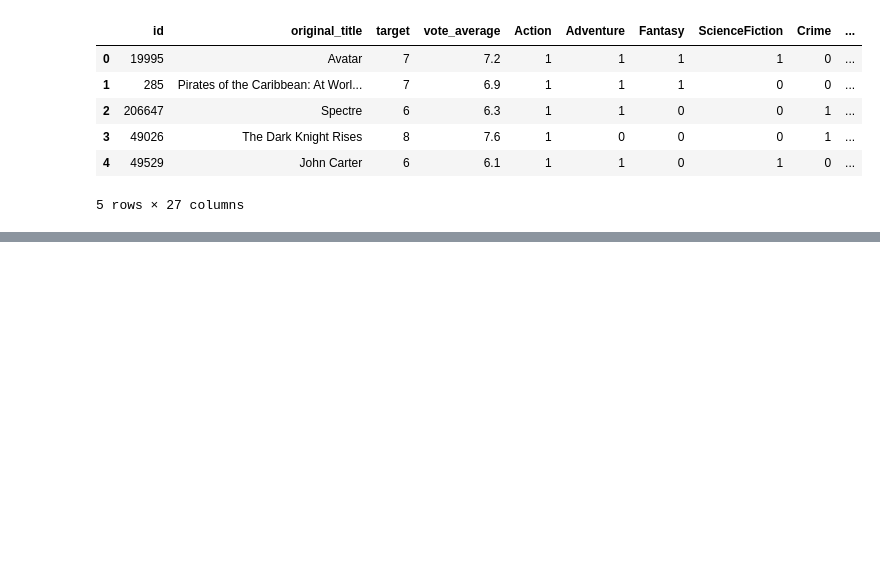
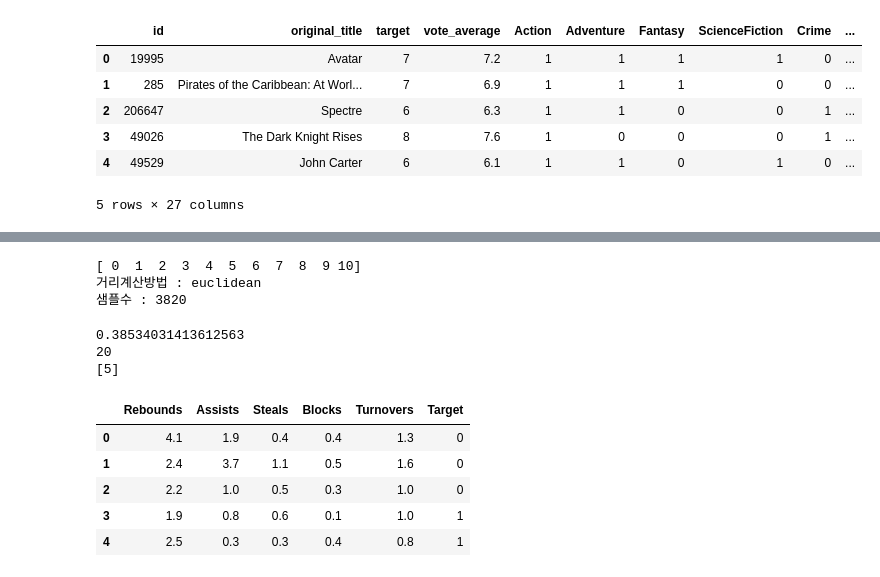
Before and after one commit to Darkget1/machin_learning, a Jupyter notebook: chapter11.ipynb, the cells around one changed output, grey strips where cells are left out. Saved outputs shown, nothing was run; the diff lists cells and outputs as text; code cells hidden in the pictures; blank space fills up the shorter version.

```diff
--- a/chapter11.ipynb
+++ b/chapter11.ipynb
@@ -334,0 +337,22 @@ df.head()
+# %%
+from sklearn.neighbors import KNeighborsClassifier
+
+neigh = KNeighborsClassifier(n_neighbors=5)
+neigh.fit(x_train,y_train)
+print(neigh.classes_)
+print(f'거리계산방법 : {neigh.effective_metric_}')
+print(f'샘플수 : {neigh.n_samples_fit_}')
+# %% [output]
+[ 0  1  2  3  4  5  6  7  8  9 10]
+거리계산방법 : euclidean
+샘플수 : 3820
+# %%
+print(neigh.score(x_test,y_test))
+new_x = [1,0,0,0,0,1,0,0,0,0,0,0,0,0,0,0,0,0,0,0]
+print(len(new_x))
+prediction = neigh.predict([new_x])
+print(prediction)
+# %% [output]
+0.38534031413612563
+20
+[5]
@@ -334,0 +365,11 @@ df.head()
+# %%
+import pandas as pd
+df = pd.read_csv('data/Machine_Learning/chap11_basketball_final.csv')
+df.head()
+# %% [output]
+|  | Rebounds | Assists | Steals | Blocks | Turnovers | Target |
+| 0 | 4.1 | 1.9 | 0.4 | 0.4 | 1.3 | 0 |
+| 1 | 2.4 | 3.7 | 1.1 | 0.5 | 1.6 | 0 |
+| 2 | 2.2 | 1.0 | 0.5 | 0.3 | 1.0 | 0 |
+| 3 | 1.9 | 0.8 | 0.6 | 0.1 | 1.0 | 1 |
+| 4 | 2.5 | 0.3 | 0.3 | 0.4 | 0.8 | 1 |
```
Also changed, not shown: parts of 20 cells of this notebook, 9 other files.
